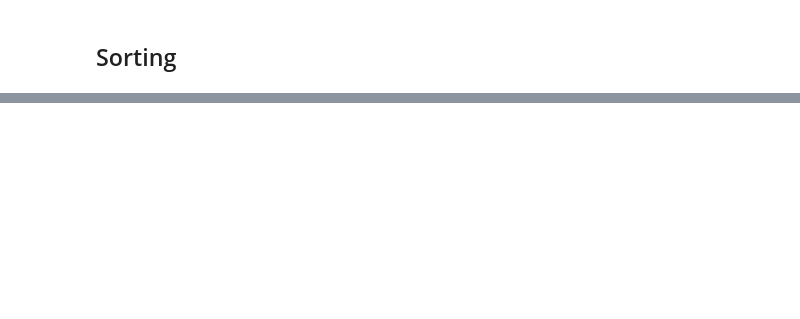
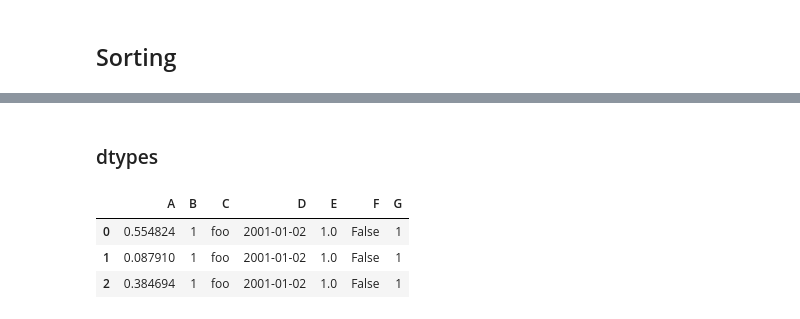
Before and after one commit to chenchaodev/note_machine_learning, a Jupyter notebook: python/pandas/02 Essential Basic Functionality.ipynb, the cells around one changed output, grey strips where cells are left out. Saved outputs shown, nothing was run; the diff lists cells and outputs as text; code cells hidden in the pictures; blank space fills up the shorter version.

```diff
--- a/python/pandas/02 Essential Basic Functionality.ipynb
+++ b/python/pandas/02 Essential Basic Functionality.ipynb
@@ -1457,0 +992,18 @@ dtype: object
+# %% [markdown]
+### dtypes
+# %%
+In [281]: dft = pd.DataFrame(dict(A = np.random.rand(3),
+   .....:                         B = 1,
+   .....:                         C = 'foo',
+   .....:                         D = pd.Timestamp('20010102'),
+   .....:                         E = pd.Series([1.0]*3).astype('float32'),
+   .....:                                     F = False,
+   .....:                                     G = pd.Series([1]*3,dtype='int8')))
+   .....:
+
+In [282]: dft
+# %% [output]
+|  | A | B | C | D | E | F | G |
+| 0 | 0.554824 | 1 | foo | 2001-01-02 | 1.0 | False | 1 |
+| 1 | 0.087910 | 1 | foo | 2001-01-02 | 1.0 | False | 1 |
+| 2 | 0.384694 | 1 | foo | 2001-01-02 | 1.0 | False | 1 |
```
Also changed, not shown: parts of 185 cells of this notebook, 15 other files.
